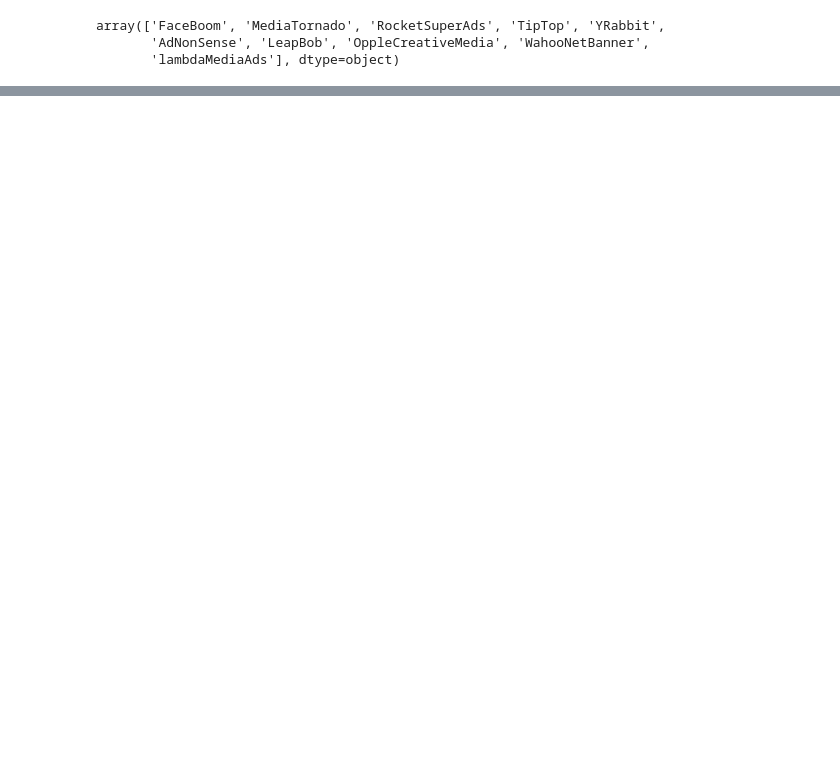
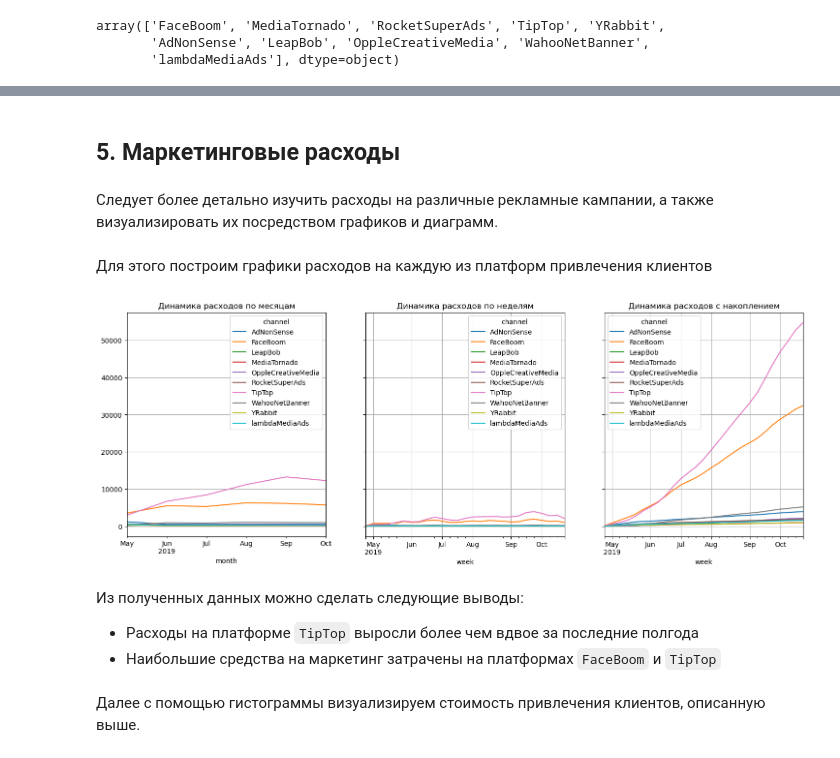
Before and after one commit to fomichev-a-d/yandex_practicum_projects, a Jupyter notebook: marketing/marketing.ipynb, the cells around one changed output, grey strips where cells are left out. Cells and saved outputs as stored; diff of their text form; code cells hidden in the pictures; blank space fills up the shorter version.

```diff
--- a/marketing/marketing.ipynb
+++ b/marketing/marketing.ipynb
@@ -102,4 +142,0 @@ memory usage: 42.3+ KB
-# %%
-visits.columns = visits.columns.str.lower()
-orders.columns = orders.columns.str.lower()
-costs.columns = costs.columns.str.lower()
@@ -674,0 +864,41 @@ horizon_days = 14  # горизонт анализа
+# %% [markdown]
+## 5. Маркетинговые расходы <a class="anchor" id="marketing_costs"></a>
+# %% [markdown]
+Следует более детально изучить расходы на различные рекламные кампании, а также визуализировать их посредством графиков и диаграмм.
+# %%
+costs['week'] = costs['dt'].astype('datetime64[W]')
+costs['month'] = costs['dt'].astype('datetime64[M]')
+# %%
+costs_by_month = costs.pivot_table(index='month', columns='channel', values='costs', aggfunc='sum')
+costs_by_week = costs.pivot_table(index='week', columns='channel', values='costs', aggfunc='sum')
+costs_by_week_total = costs.pivot_table(index='week', columns='channel', values='costs', aggfunc='sum').cumsum()
+# %% [markdown]
+Для этого построим графики расходов на каждую из платформ привлечения клиентов
+# %%
+plt.figure(figsize=(18, 6))
+
+# Строим график по месяцам
+ax1 = plt.subplot(1, 3, 1)
+costs_by_month.plot(grid=True, ax=ax1);
+plt.title('Динамика расходов по месяцам');
+
+# Строим график по неделям
+ax2 = plt.subplot(1, 3, 2, sharey = ax1)
+costs_by_week.plot(grid=True, ax=ax2);
+plt.title('Динамика расходов по неделям');
+
+# Строим график по неделям
+ax3 = plt.subplot(1, 3, 3, sharey = ax1)
+costs_by_week_total.plot(grid=True, ax=ax3);
+plt.title('Динамика расходов с накоплением');
+
+plt.show();
+# %% [output]
+[figure, added]
+# %% [markdown]
+Из полученных данных можно сделать следующие выводы:
+
+* Расходы на платформе `TipTop` выросли более чем вдвое за последние полгода
+* Наибольшие средства на маркетинг затрачены на платформах `FaceBoom` и `TipTop`
+# %% [markdown]
+Далее с помощью гистограммы визуализируем стоимость привлечения клиентов, описанную выше.
```
Also changed, not shown: parts of 118 cells of this notebook, 1 other file.
